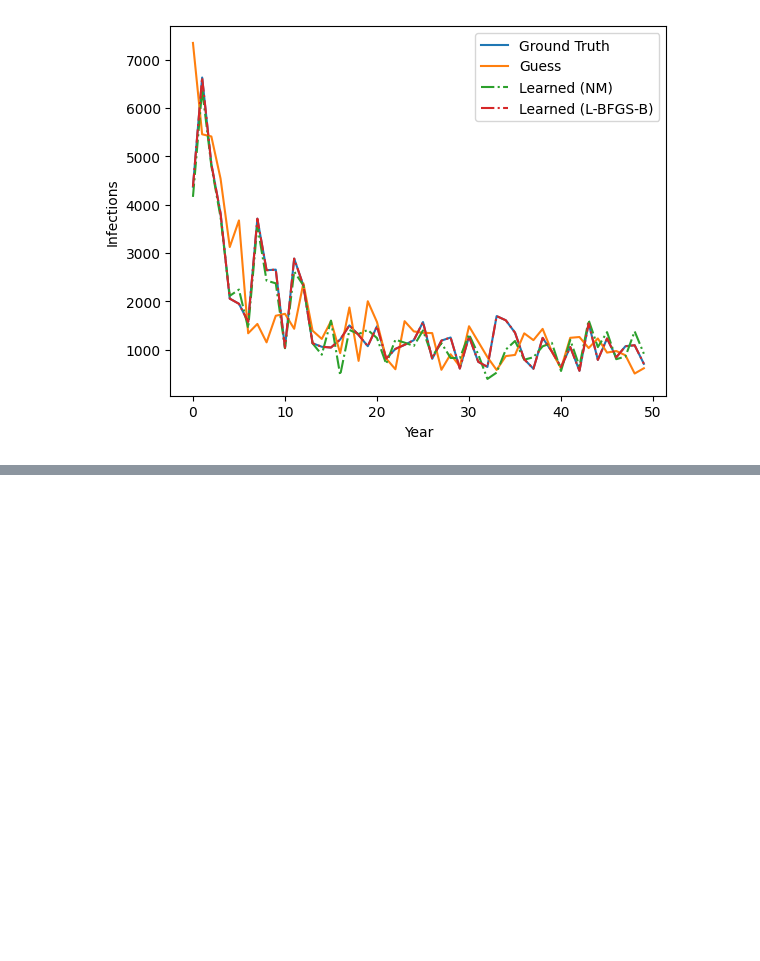
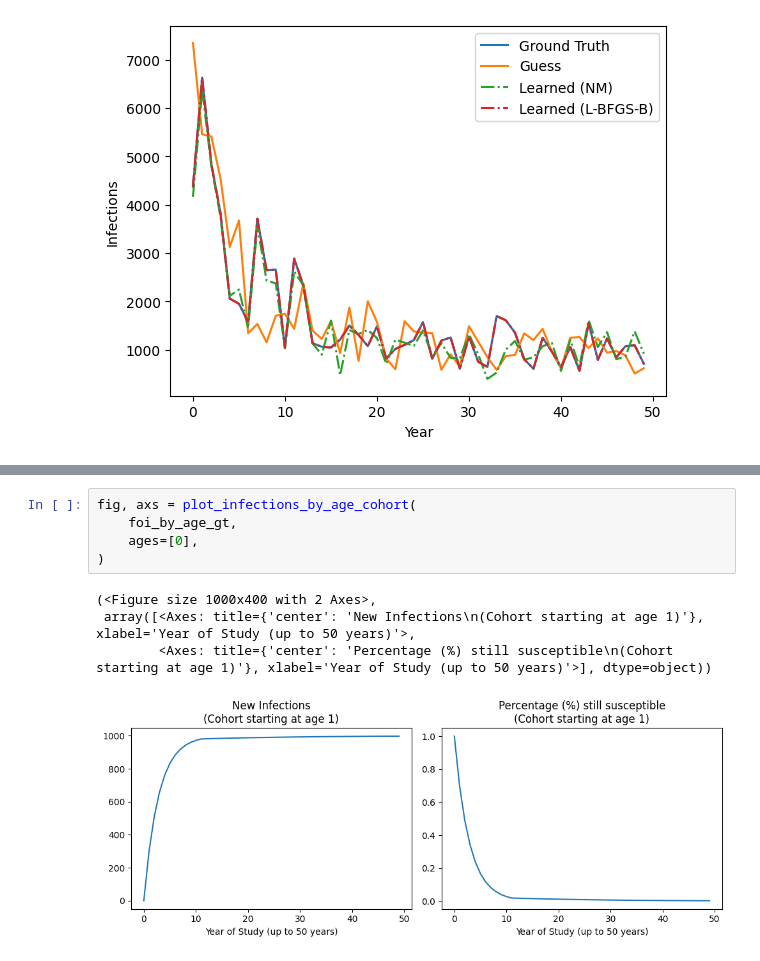
Before and after one commit to hunter-lybbert/uw-central, a Jupyter notebook: disease_dynamics/hw_01/hw01.ipynb, the cells around one changed output, grey strips where cells are left out. Saved outputs shown, nothing was run; the diff lists cells and outputs as text; blank space fills up the shorter version.

```diff
--- a/disease_dynamics/hw_01/hw01.ipynb
+++ b/disease_dynamics/hw_01/hw01.ipynb
@@ -104,0 +195,10 @@ plt.show()
+# %%
+fig, axs = plot_infections_by_age_cohort(
+    foi_by_age_gt,
+    ages=[0],
+)
+# %% [output]
+(<Figure size 1000x400 with 2 Axes>,
+ array([<Axes: title={'center': 'New Infections\n(Cohort starting at age 1)'}, xlabel='Year of Study (up to 50 years)'>,
+        <Axes: title={'center': 'Percentage (%) still susceptible\n(Cohort starting at age 1)'}, xlabel='Year of Study (up to 50 years)'>], dtype=object))
+[figure, added]
```
Also changed, not shown: parts of 8 cells of this notebook.
